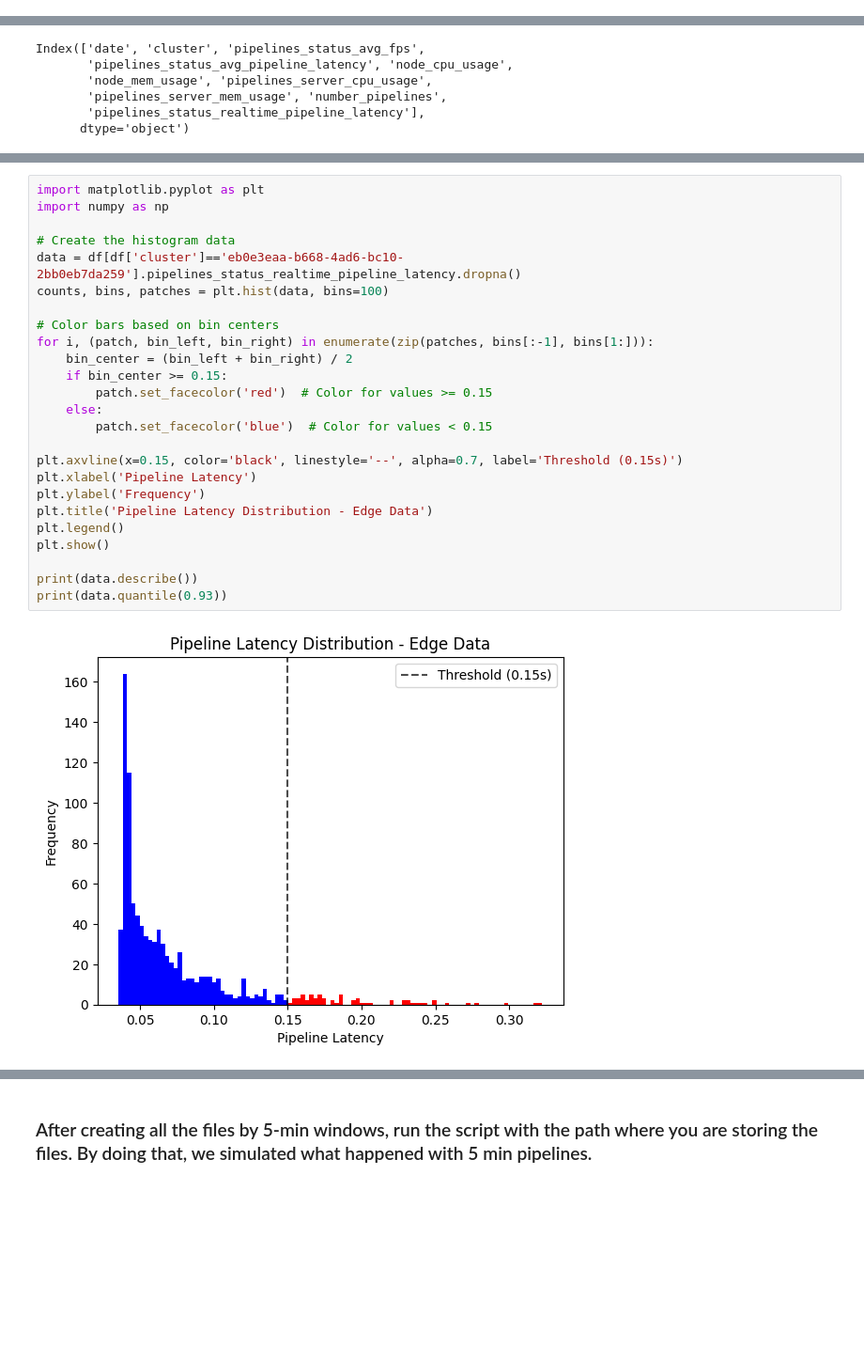
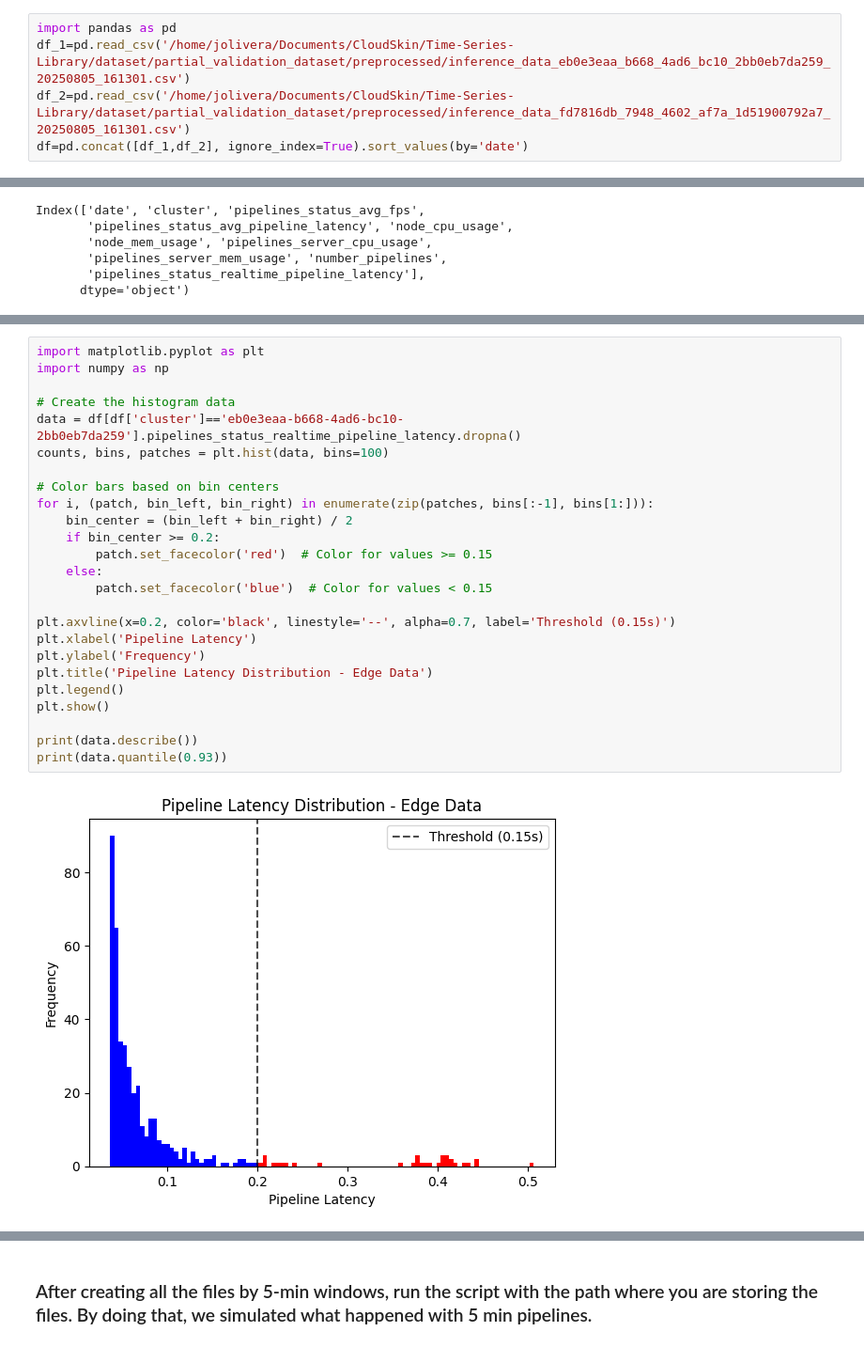
Before and after one commit to ProtossGP32/Time-Series-Library, a Jupyter notebook: result_analysis/migrations_analysis.ipynb, the cells around one changed output, grey strips where cells are left out. Shown at 94% size. Saved outputs shown, nothing was run; the diff lists cells and outputs as text; blank space fills up the shorter version.

Commit message:
feat: model validation check with new reactive migration validation data

```diff
--- a/result_analysis/migrations_analysis.ipynb
+++ b/result_analysis/migrations_analysis.ipynb
@@ -500,3 +497,8 @@ df=pd.read_csv('/Users/joanoliverastorra/Documents/BSC/Time-Series-Library/datas
+# %%
+import pandas as pd
+df_1=pd.read_csv('/home/jolivera/Documents/CloudSkin/Time-Series-Library/dataset/partial_validation_dataset/preprocessed/inference_data_eb0e3eaa_b668_4ad6_bc10_2bb0eb7da259_20250805_161301.csv')
+df_2=pd.read_csv('/home/jolivera/Documents/CloudSkin/Time-Series-Library/dataset/partial_validation_dataset/preprocessed/inference_data_fd7816db_7948_4602_af7a_1d51900792a7_20250805_161301.csv')
+df=pd.concat([df_1,df_2], ignore_index=True).sort_values(by='date')
 # %%
 df.columns
 # %% [output]
@@ -537,27 +531,27 @@ plt.show()
 # %%
 import matplotlib.pyplot as plt
 import numpy as np
 
 # Create the histogram data
 data = df[df['cluster']=='eb0e3eaa-b668-4ad6-bc10-2bb0eb7da259'].pipelines_status_realtime_pipeline_latency.dropna()
 counts, bins, patches = plt.hist(data, bins=100)
 
 # Color bars based on bin centers
 for i, (patch, bin_left, bin_right) in enumerate(zip(patches, bins[:-1], bins[1:])):
     bin_center = (bin_left + bin_right) / 2
-    if bin_center >= 0.15:
+    if bin_center >= 0.2:
         patch.set_facecolor('red')  # Color for values >= 0.15
     else:
         patch.set_facecolor('blue')  # Color for values < 0.15
 
-plt.axvline(x=0.15, color='black', linestyle='--', alpha=0.7, label='Threshold (0.15s)')
+plt.axvline(x=0.2, color='black', linestyle='--', alpha=0.7, label='Threshold (0.15s)')
 plt.xlabel('Pipeline Latency')
 plt.ylabel('Frequency')
 plt.title('Pipeline Latency Distribution - Edge Data')
 plt.legend()
 plt.show()
 
 print(data.describe())
 print(data.quantile(0.93))
 # %% [output]
-[figure, old version]
+[figure, new version]
```
Also changed, not shown: parts of 24 cells of this notebook, 2 other files.
